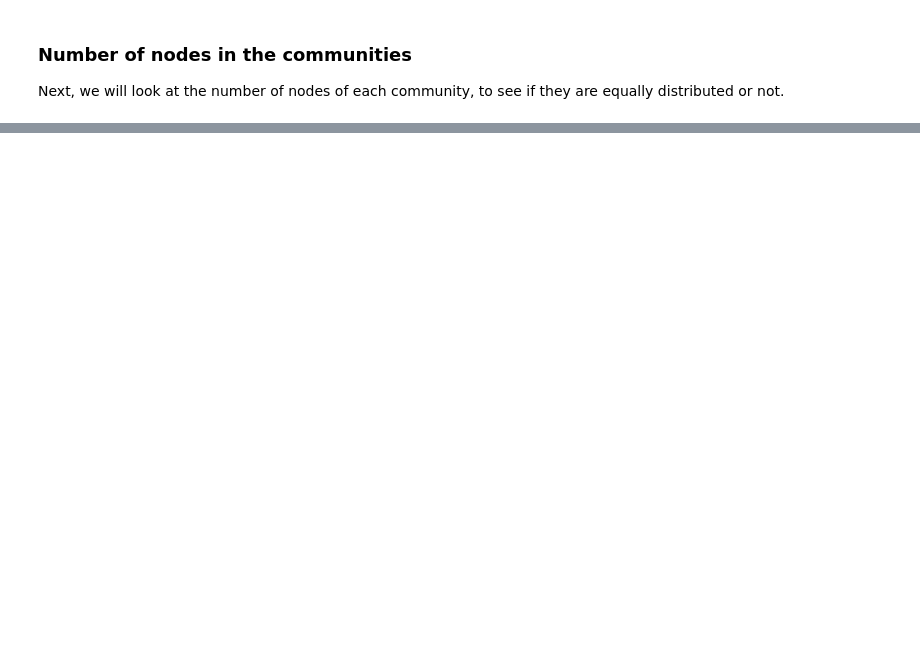
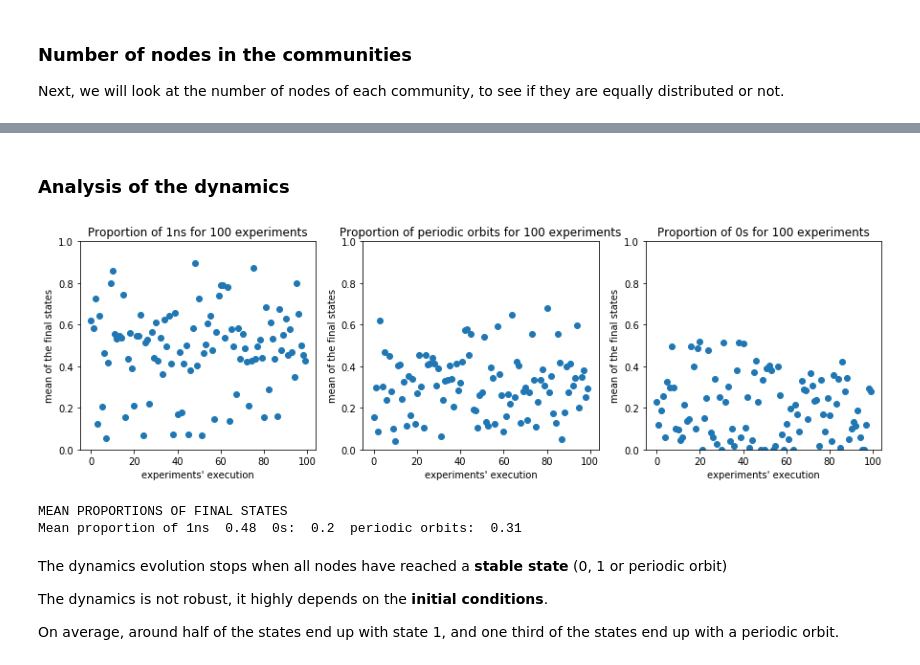
Before and after one commit to NuriaSF/ComplexNetworks, a Jupyter notebook: maayan-figeys/Final_presentation/4-8_Network_Proteins-Slides.ipynb, the cells around one changed output, grey strips where cells are left out. Cells and saved outputs as stored; diff of their text form; code cells hidden in the pictures; blank space fills up the shorter version.

```diff
--- a/maayan-figeys/Final_presentation/4-8_Network_Proteins-Slides.ipynb
+++ b/maayan-figeys/Final_presentation/4-8_Network_Proteins-Slides.ipynb
@@ -1150,0 +1368,51 @@ Observe that there are 9 communities with less than 10 nodes. These communities
+# %%
+def independent_experiments(n):
+    prop1 = []
+    propOrbits = []
+    stopping_criterion = []
+    time_finishing = []
+
+    for i in np.arange(n):
+        Boolean = Boolean_Dynamics(G, print_proportion=False)
+        final_states = Boolean.get_final_states(print_states = False)
+
+        prop1.append(np.sum(final_states==1)/len(final_states))
+        propOrbits.append(np.sum(final_states==2)/len(final_states))
+        stopping_criterion.append(Boolean.stopping_criteria_met)
+        time_finishing.append(Boolean.finishing_time)
+
+
+    #plots
+    fig, axs = plt.subplots(1, 3, figsize=(15, 4))
+    axs[0].plot(prop1,'o')
+    axs[0].set_title('Proportion of 1ns for {} experiments'.format(n))
+    axs[0].set(xlabel="experiments' execution", ylabel="mean of the final states")
+    axs[0].set_ylim([0,1])
+    axs[1].plot(propOrbits,'o')
+    axs[1].set_title('Proportion of periodic orbits for {} experiments'.format(n))
+    axs[1].set(xlabel="experiments' execution", ylabel="mean of the final states")
+    axs[1].set_ylim([0,1])
+    axs[2].plot(1 - np.array(prop1) - np.array(propOrbits),'o')
+    axs[2].set_title('Proportion of 0s for {} experiments'.format(n))
+    axs[2].set(xlabel="experiments' execution", ylabel="mean of the final states")
+    axs[2].set_ylim([0,1])
+    plt.show()
+
+    print("MEAN PROPORTIONS OF FINAL STATES")
+    print('Mean proportion of 1ns ', round(np.mean(prop1),2),
+          ' 0s: ', round(1. - np.mean(prop1) - np.mean(propOrbits),2),
+          ' periodic orbits: ', round( np.mean(propOrbits),2))
+# %% [markdown]
+### Analysis of the dynamics
+# %%
+independent_experiments(100)
+# %% [output]
+[figure, added]
+MEAN PROPORTIONS OF FINAL STATES
+Mean proportion of 1ns  0.48  0s:  0.2  periodic orbits:  0.31
+# %% [markdown]
+The dynamics evolution stops when all nodes have reached a **stable state** (0, 1 or periodic orbit) <br>
+
+The dynamics is not robust, it highly depends on the **initial conditions**. <br>
+
+On average, around half of the states end up with state 1, and one third of the states end up with a periodic orbit.
```
Also changed, not shown: parts of 39 cells of this notebook, 8 other files.
